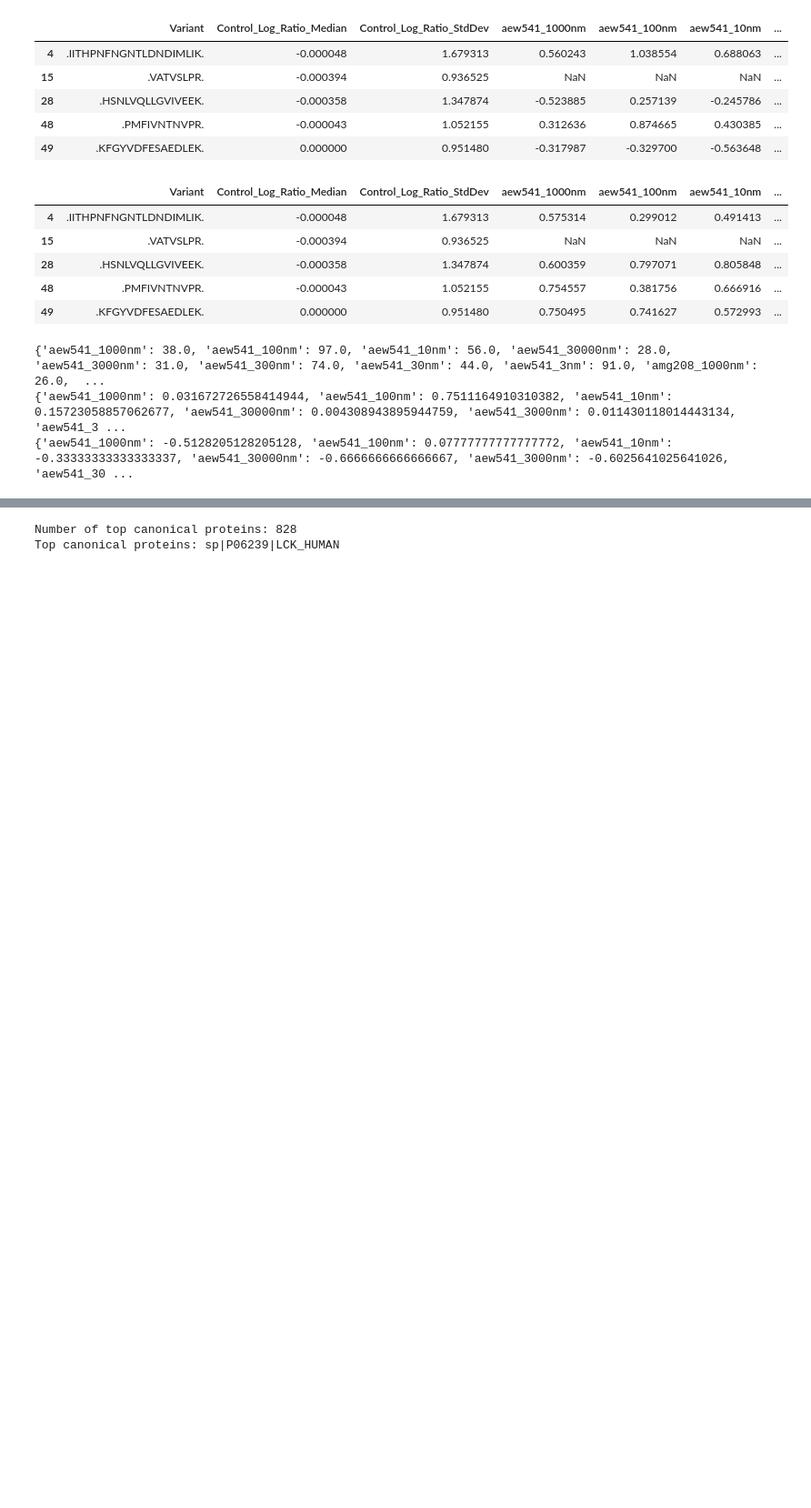
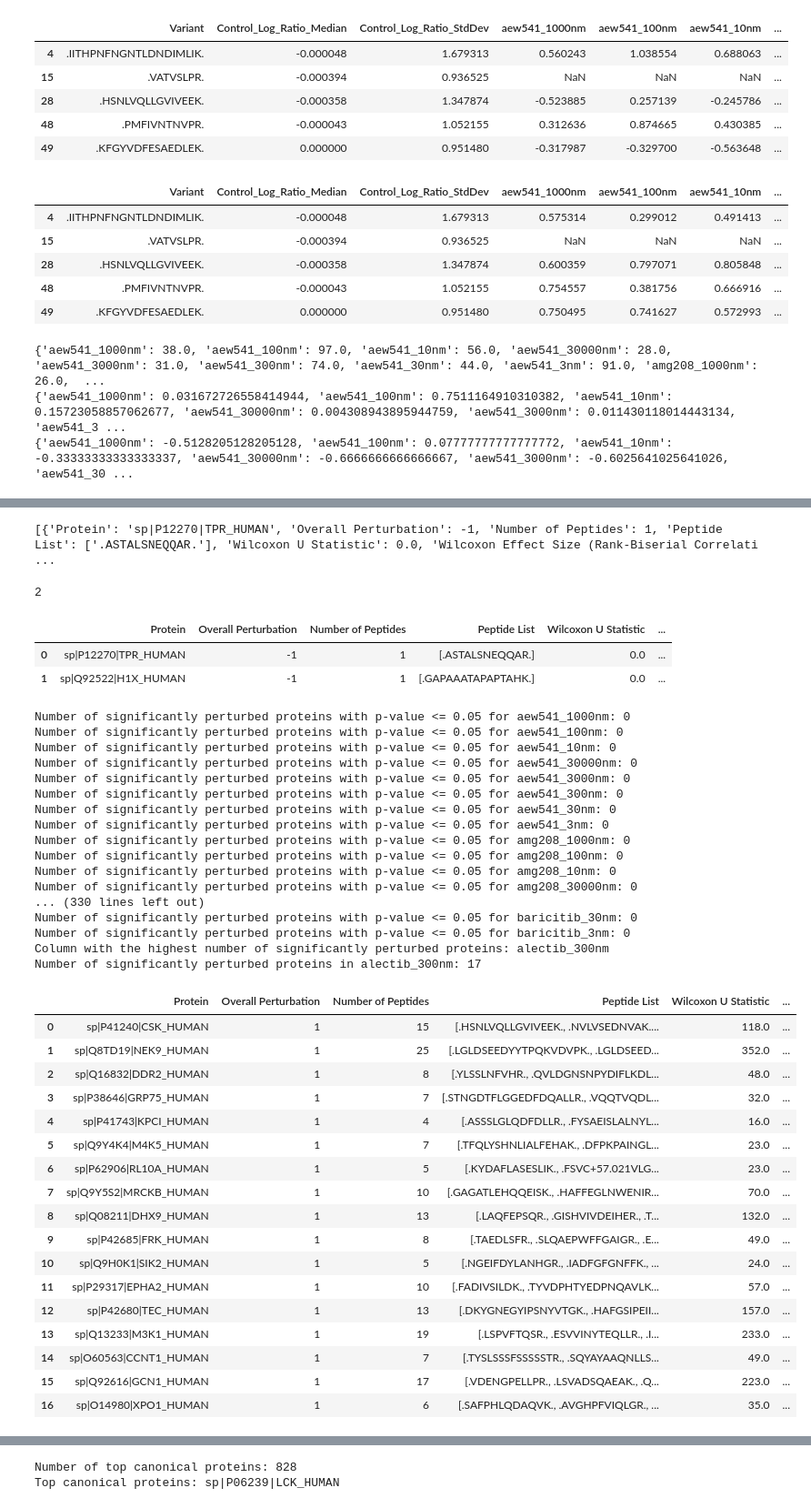
Before and after one commit to Ayushmaniar/Big-Data-Science-Drug-Protein-Interactions, a Jupyter notebook: Statistical_Analysis.ipynb, the cells around one changed output, grey strips where cells are left out. Shown at 91% size. Saved outputs shown, nothing was run; the diff lists cells and outputs as text; code cells hidden in the pictures; blank space fills up the shorter version.

Commit message:
Create dataframes for significantly perturbed proteins for each drug treatment

```diff
--- a/Statistical_Analysis.ipynb
+++ b/Statistical_Analysis.ipynb
@@ -413,0 +492,73 @@ unique_protein_effect_size.to_csv('unique_protein_effect_size_threshold_4.csv')
+# %%
+print(significantly_perturbed_unique_proteins['aew541_1000nm'])
+# %% [output]
+[{'Protein': 'sp|P12270|TPR_HUMAN', 'Overall Perturbation': -1, 'Number of Peptides': 1, 'Peptide List': ['.ASTALSNEQQAR.'], 'Wilcoxon U Statistic': 0.0, 'Wilcoxon Effect Size (Rank-Biserial Correlati ...
+# %%
+print(len(significantly_perturbed_unique_proteins['aew541_1000nm']))
+# %% [output]
+2
+# %%
+# Get dataframe of significantly perturbed proteins for desired treatment
+perturbed_proteins_df = pd.DataFrame(significantly_perturbed_unique_proteins['aew541_1000nm'])
+perturbed_proteins_df.head(2)
+# %% [output]
+|  | Protein | Overall Perturbation | Number of Peptides | Peptide List | Wilcoxon U Statistic | ... |
+| 0 | sp|P12270|TPR_HUMAN | -1 | 1 | [.ASTALSNEQQAR.] | 0.0 | ... |
+| 1 | sp|Q92522|H1X_HUMAN | -1 | 1 | [.GAPAAATAPAPTAHK.] | 0.0 | ... |
+# %%
+# Get subset of perturbed proteins with significant Wilcoxon P-Values
+low_p_significantly_perturbed_unique_proteins = {}
+for col in filtered_drug_columns:
+    dmso_col = col.split('_')[0] + '_dmso'
+    if col == dmso_col:
+        continue
+    low_p_significantly_perturbed_unique_proteins[col] = []
+    for entry in significantly_perturbed_unique_proteins[col]:
+        if entry['Wilcoxon P-Value'] is not None and entry['Wilcoxon P-Value'] <= 0.05:
+            low_p_significantly_perturbed_unique_proteins[col].append(entry)
+    print(f"Number of significantly perturbed proteins with p-value <= 0.05 for {col}: {len(low_p_significantly_perturbed_unique_proteins[col])}")
+
+# Get the drug column with the highest number of significantly perturbed proteins
+max_perturbed_col = max(low_p_significantly_perturbed_unique_proteins, key=lambda k: len(low_p_significantly_perturbed_unique_proteins[k]))
+print(f"Column with the highest number of significantly perturbed proteins: {max_perturbed_col}")
+print(f"Number of significantly perturbed proteins in {max_perturbed_col}: {len(low_p_significantly_perturbed_unique_proteins[max_perturbed_col])}")
+
+# Get the dataframe of significantly perturbed proteins for the column with the highest number of significantly perturbed proteins
+perturbed_proteins_df_max = pd.DataFrame(low_p_significantly_perturbed_unique_proteins[max_perturbed_col])
+perturbed_proteins_df_max.head(len(perturbed_proteins_df_max))
+# %% [output]
+Number of significantly perturbed proteins with p-value <= 0.05 for aew541_1000nm: 0
+Number of significantly perturbed proteins with p-value <= 0.05 for aew541_100nm: 0
+Number of significantly perturbed proteins with p-value <= 0.05 for aew541_10nm: 0
+Number of significantly perturbed proteins with p-value <= 0.05 for aew541_30000nm: 0
+Number of significantly perturbed proteins with p-value <= 0.05 for aew541_3000nm: 0
+Number of significantly perturbed proteins with p-value <= 0.05 for aew541_300nm: 0
+Number of significantly perturbed proteins with p-value <= 0.05 for aew541_30nm: 0
+Number of significantly perturbed proteins with p-value <= 0.05 for aew541_3nm: 0
+Number of significantly perturbed proteins with p-value <= 0.05 for amg208_1000nm: 0
+Number of significantly perturbed proteins with p-value <= 0.05 for amg208_100nm: 0
+Number of significantly perturbed proteins with p-value <= 0.05 for amg208_10nm: 0
+Number of significantly perturbed proteins with p-value <= 0.05 for amg208_30000nm: 0
+... (330 lines left out)
+Number of significantly perturbed proteins with p-value <= 0.05 for baricitib_30nm: 0
+Number of significantly perturbed proteins with p-value <= 0.05 for baricitib_3nm: 0
+Column with the highest number of significantly perturbed proteins: alectib_300nm
+Number of significantly perturbed proteins in alectib_300nm: 17
+|  | Protein | Overall Perturbation | Number of Peptides | Peptide List | Wilcoxon U Statistic | ... |
+| 0 | sp|P41240|CSK_HUMAN | 1 | 15 | [.HSNLVQLLGVIVEEK., .NVLVSEDNVAK.... | 118.0 | ... |
+| 1 | sp|Q8TD19|NEK9_HUMAN | 1 | 25 | [.LGLDSEEDYYTPQKVDVPK., .LGLDSEED... | 352.0 | ... |
+| 2 | sp|Q16832|DDR2_HUMAN | 1 | 8 | [.YLSSLNFVHR., .QVLDGNSNPYDIFLKDL... | 48.0 | ... |
+| 3 | sp|P38646|GRP75_HUMAN | 1 | 7 | [.STNGDTFLGGEDFDQALLR., .VQQTVQDL... | 32.0 | ... |
+| 4 | sp|P41743|KPCI_HUMAN | 1 | 4 | [.ASSSLGLQDFDLLR., .FYSAEISLALNYL... | 16.0 | ... |
+| 5 | sp|Q9Y4K4|M4K5_HUMAN | 1 | 7 | [.TFQLYSHNLIALFEHAK., .DFPKPAINGL... | 23.0 | ... |
+| 6 | sp|P62906|RL10A_HUMAN | 1 | 5 | [.KYDAFLASESLIK., .FSVC+57.021VLG... | 23.0 | ... |
+| 7 | sp|Q9Y5S2|MRCKB_HUMAN | 1 | 10 | [.GAGATLEHQQEISK., .HAFFEGLNWENIR... | 70.0 | ... |
+| 8 | sp|Q08211|DHX9_HUMAN | 1 | 13 | [.LAQFEPSQR., .GISHVIVDEIHER., .T... | 132.0 | ... |
+| 9 | sp|P42685|FRK_HUMAN | 1 | 8 | [.TAEDLSFR., .SLQAEPWFFGAIGR., .E... | 49.0 | ... |
+| 10 | sp|Q9H0K1|SIK2_HUMAN | 1 | 5 | [.NGEIFDYLANHGR., .IADFGFGNFFK., ... | 24.0 | ... |
+| 11 | sp|P29317|EPHA2_HUMAN | 1 | 10 | [.FADIVSILDK., .TYVDPHTYEDPNQAVLK... | 57.0 | ... |
+| 12 | sp|P42680|TEC_HUMAN | 1 | 13 | [.DKYGNEGYIPSNYVTGK., .HAFGSIPEII... | 157.0 | ... |
+| 13 | sp|Q13233|M3K1_HUMAN | 1 | 19 | [.LSPVFTQSR., .ESVVINYTEQLLR., .I... | 233.0 | ... |
+| 14 | sp|O60563|CCNT1_HUMAN | 1 | 7 | [.TYSLSSSFSSSSSTR., .SQYAYAAQNLLS... | 49.0 | ... |
+| 15 | sp|Q92616|GCN1_HUMAN | 1 | 17 | [.VDENGPELLPR., .LSVADSQAEAK., .Q... | 223.0 | ... |
+| 16 | sp|O14980|XPO1_HUMAN | 1 | 6 | [.SAFPHLQDAQVK., .AVGHPFVIQLGR., ... | 35.0 | ... |
```
Also changed, not shown: parts of 22 cells of this notebook.
